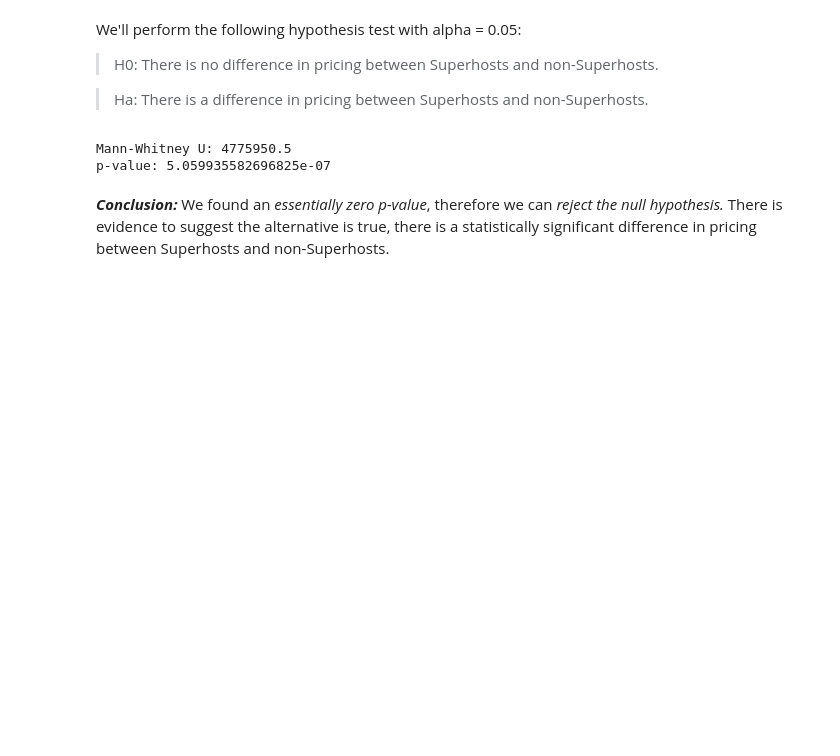
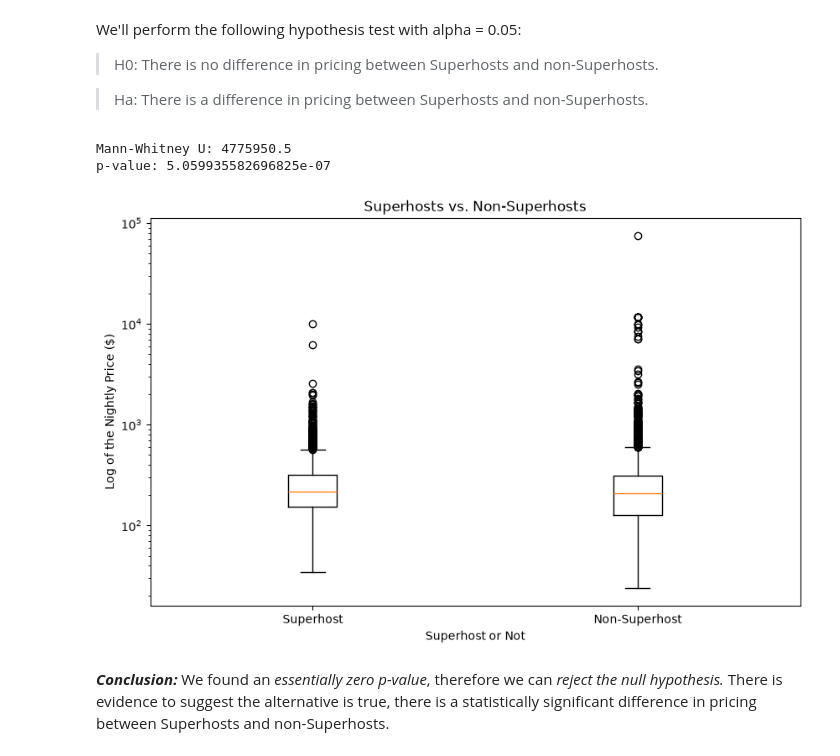
Before and after one commit to jlucman/CMSC320_IntroDataSci_FinalProject, a Jupyter notebook: final_proj.ipynb, the cells around one changed output. Cells and saved outputs as stored; diff of their text form; code cells hidden in the pictures; blank space fills up the shorter version.

```diff
--- a/final_proj.ipynb
+++ b/final_proj.ipynb
@@ -157,6 +167,18 @@ print(f"p-value: {u_p}")
 # %% [output]
 Mann-Whitney U: 4775950.5
 p-value: 5.059935582696825e-07
+# %%
+# Boxplot showing the difference in pricing between "Superhost" and non-Superhosts
+plt.figure(figsize = (10, 6))
+
+plt.boxplot([super_prices, non_super_prices], tick_labels = ["Superhost", "Non-Superhost"])
+plt.title("Superhosts vs. Non-Superhosts")
+plt.xlabel("Superhost or Not")
+plt.ylabel("Log of the Nightly Price ($)")
+plt.yscale("log")
+plt.show()
+# %% [output]
+[figure, added]
 # %% [markdown]
 ***Conclusion:*** We found an *essentially zero p-value*, therefore we can *reject the null hypothesis.* There is evidence to suggest the alternative is true, there is a statistically significant difference in pricing between Superhosts and non-Superhosts.
 # %% [markdown]
```
Also changed, not shown: parts of 7 cells of this notebook.
